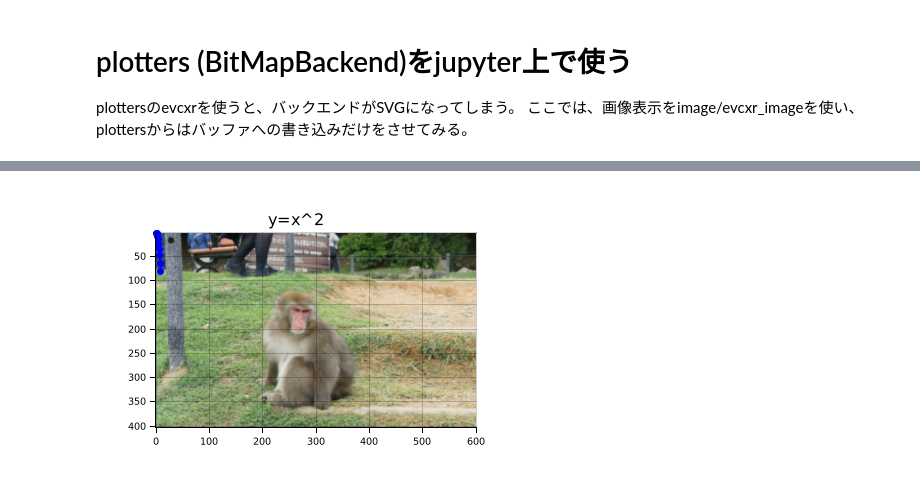
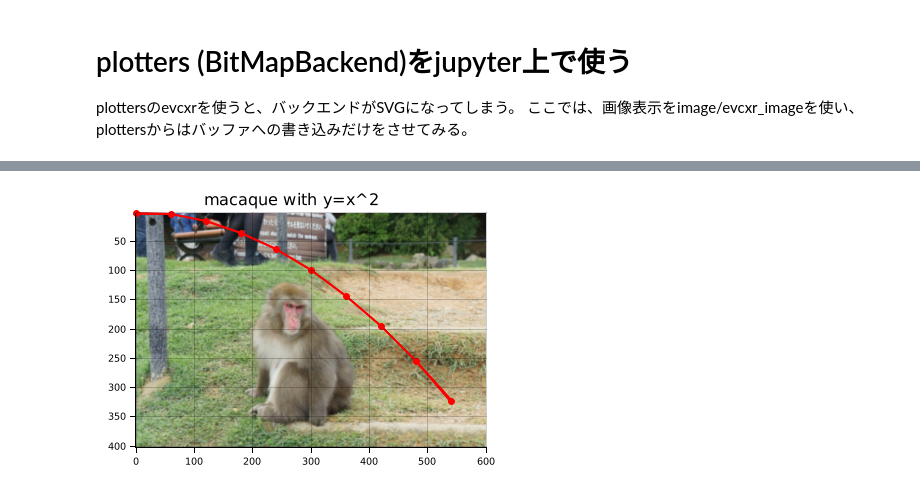
Before and after one commit to dskkato/plotters-demo, a Jupyter notebook: rust-bitmapbackend.ipynb, the cells around one changed output, grey strips where cells are left out. Saved outputs shown, nothing was run; the diff lists cells and outputs as text; code cells hidden in the pictures.

```diff
--- a/rust-bitmapbackend.ipynb
+++ b/rust-bitmapbackend.ipynb
@@ -426,47 +499,47 @@ let mut canvas = RgbImage::new(width, height);
         .into_drawing_area();
     root.fill(&WHITE)?;
 
-    // ラベル文字が切れないように適当なmarginを設定しておく
-    // marginの大きさは対象の描画領域に依存することに注意
-    let root = root.margin(20, 20, 20, 20);
+    // 右端のtickが切れてしまうのを避けるためにマージンを作っておく
+    let root = root.margin(0, 0, 0, 10);
 
-    let img = image::open("macaque.jpg")?;
     let (width, height) = img.dimensions();
 
     // floatのtickでy方向を逆にするとなぜか処理が終わらない。
     let mut chart = ChartBuilder::on(&root)
-        .caption("y=x^2", ("Arial", 20).into_font())
+        .caption("macaque with y=x^2", ("Arial", 20).into_font())
         .x_label_area_size(40)  // x軸ラベルの表示領域を用意しておく。
         .y_label_area_size(40)  // y軸ラベルの表示領域を用意しておく。
         .build_cartesian_2d(0..width, height..0)?;
 
     // plot areaのピクセル数を取得する
     let (w, h) = chart.plotting_area().dim_in_pixel();
     let small = img.resize_exact(w, h, FilterType::Gaussian);
 
     // 描画 - 左上の座標を指定する。
     let elem: BitMapElement<_> = ((0, 0), small).into(); // or
     // let elem = BitMapElement::<_>::from(((0.0f32, 80.0f32), img));
     chart.draw_series(std::iter::once(elem))?;
 
     chart.draw_series(
         LineSeries::new(
-            points.iter().map(|v| (v.0 as u32, v.1 as u32) ),
-            &BLUE)
+            points.iter().map(|v|
+                ( (v.0 * 60.0) as u32, (v.1 * 4.0) as u32)
+            ),
+            RED.stroke_width(2))
     )?;
 
     chart.draw_series(points.iter().map(|v|
         Circle::new(
-            (v.0 as u32, v.1 as u32),
+            ( (v.0 * 60.0) as u32, (v.1 * 4.0) as u32 ),
             3,
-            BLUE.filled()
+            RED.filled()
         )
     ));
 
     chart.configure_mesh()
-        .light_line_style(BLACK.stroke_width(0))  // stroke width 0にminor tickを消す
+        .light_line_style(&TRANSPARENT)  // minor tickを消す
         .draw()?;        // draw ticks
 }
 canvas
 # %% [output]
-[figure, old version]
+[figure, new version]
```
Also changed, not shown: parts of 24 cells of this notebook, 3 other files.
